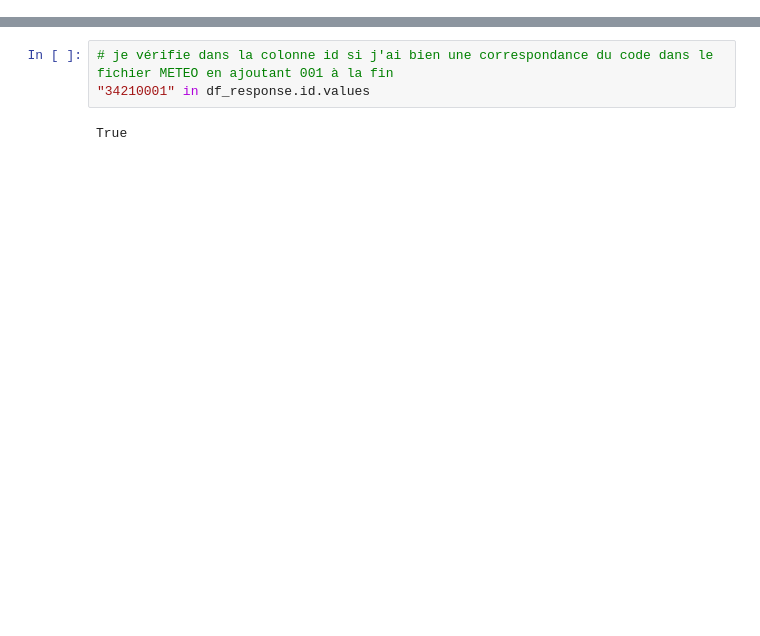
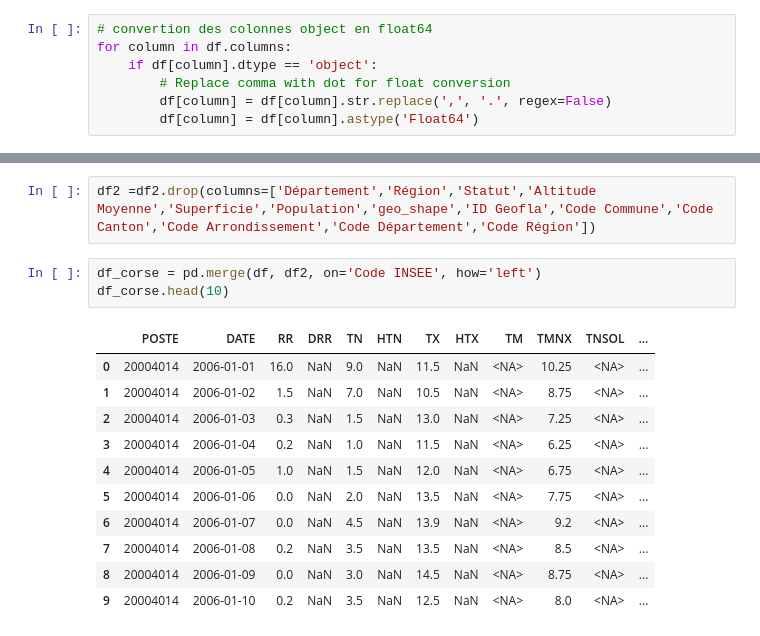
Before and after one commit to Marc-jed/Projet-Fire, a Jupyter notebook: meteo_cleaner.ipynb, the cells around one changed output, grey strips where cells are left out. Cells and saved outputs as stored; diff of their text form; blank space fills up the shorter version.

```diff
--- a/meteo_cleaner.ipynb
+++ b/meteo_cleaner.ipynb
@@ -166,0 +37,7 @@ df_herault.head(5)
+# %%
+# convertion des colonnes object en float64
+for column in df.columns:
+    if df[column].dtype == 'object':
+        # Replace comma with dot for float conversion
+        df[column] = df[column].str.replace(',', '.', regex=False)
+        df[column] = df[column].astype('Float64')
@@ -195,5 +67,17 @@ df2[df2['Code INSEE'] == 34075 ]
-# %%
-# je vérifie dans la colonne id si j'ai bien une correspondance du code dans le fichier METEO en ajoutant 001 à la fin
-"34210001" in df_response.id.values
-# %% [output]
-True
+# %%
+df2 =df2.drop(columns=['Département','Région','Statut','Altitude Moyenne','Superficie','Population','geo_shape','ID Geofla','Code Commune','Code Canton','Code Arrondissement','Code Département','Code Région'])
+# %%
+df_corse = pd.merge(df, df2, on='Code INSEE', how='left')
+df_corse.head(10)
+# %% [output]
+|  | POSTE | DATE | RR | DRR | TN | HTN | TX | HTX | TM | TMNX | TNSOL | ... |
+| 0 | 20004014 | 2006-01-01 | 16.0 | NaN | 9.0 | NaN | 11.5 | NaN | <NA> | 10.25 | <NA> | ... |
+| 1 | 20004014 | 2006-01-02 | 1.5 | NaN | 7.0 | NaN | 10.5 | NaN | <NA> | 8.75 | <NA> | ... |
+| 2 | 20004014 | 2006-01-03 | 0.3 | NaN | 1.5 | NaN | 13.0 | NaN | <NA> | 7.25 | <NA> | ... |
+| 3 | 20004014 | 2006-01-04 | 0.2 | NaN | 1.0 | NaN | 11.5 | NaN | <NA> | 6.25 | <NA> | ... |
+| 4 | 20004014 | 2006-01-05 | 1.0 | NaN | 1.5 | NaN | 12.0 | NaN | <NA> | 6.75 | <NA> | ... |
+| 5 | 20004014 | 2006-01-06 | 0.0 | NaN | 2.0 | NaN | 13.5 | NaN | <NA> | 7.75 | <NA> | ... |
+| 6 | 20004014 | 2006-01-07 | 0.0 | NaN | 4.5 | NaN | 13.9 | NaN | <NA> | 9.2 | <NA> | ... |
+| 7 | 20004014 | 2006-01-08 | 0.2 | NaN | 3.5 | NaN | 13.5 | NaN | <NA> | 8.5 | <NA> | ... |
+| 8 | 20004014 | 2006-01-09 | 0.0 | NaN | 3.0 | NaN | 14.5 | NaN | <NA> | 8.75 | <NA> | ... |
+| 9 | 20004014 | 2006-01-10 | 0.2 | NaN | 3.5 | NaN | 12.5 | NaN | <NA> | 8.0 | <NA> | ... |
```
Also changed, not shown: parts of 19 cells of this notebook.
